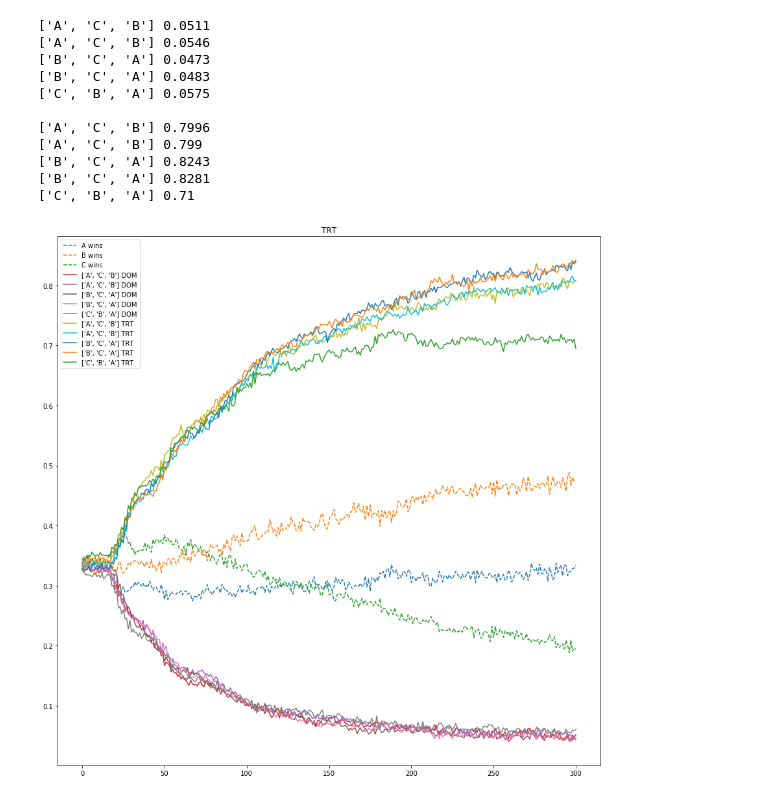
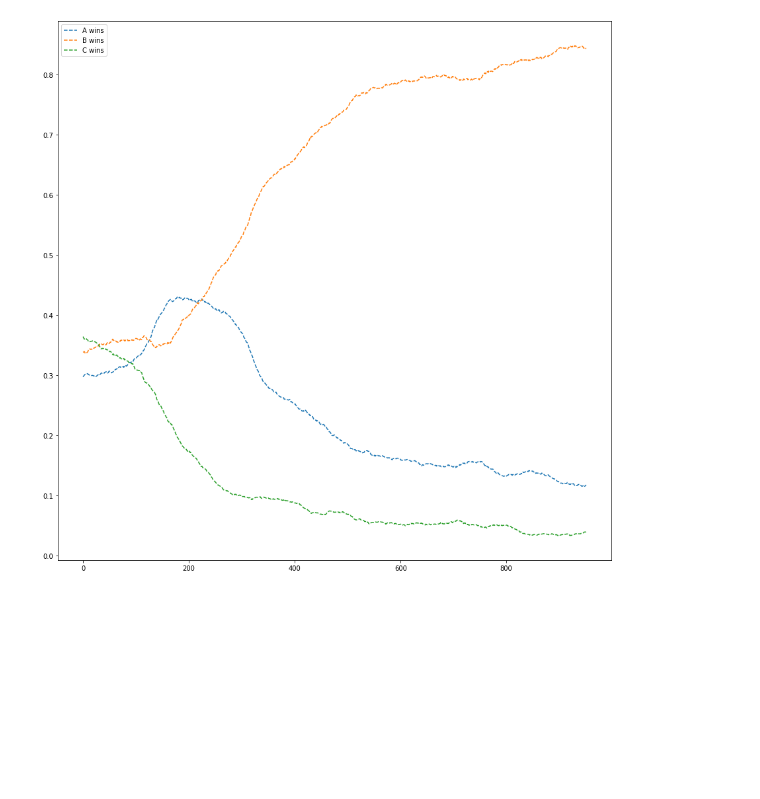
Before and after one commit to SammyDMartin/MADRLIV, a Jupyter notebook: A_ratios.ipynb, the cells around one changed output. Cells and saved outputs as stored; diff of their text form; code cells hidden in the pictures; blank space fills up the shorter version.

```diff
--- a/A_ratios.ipynb
+++ b/A_ratios.ipynb
@@ -36,11 +60,6 @@ for k in results_mix.keys():
 # %%
 #leave alone
-# %%
-vote_histories = {}
-for k in results_mix.keys():
-    vote_history = [(v.vote_history,v.vote_winners) for v in results_mix[k]]
-    vote_histories[k] = vote_history
 # %%
-k = (False, 'DQN')
+k = (False, 'tabular')
 hist = vote_histories[k]
 # %%
@@ -131,4 +203,12 @@ def determine_A_type_from_utility_of_vote_assigned(utility,utility_last,winner_h
 
 def convert_to_numbers(winlist):
     return np.array([opt.index(i) for i in winlist])
+# %%
+AP = 50
+def moving_average(a, n=1):
+    ret = np.cumsum(a, dtype=float)
+    ret[n:] = ret[n:] - ret[:-n]
+    return ret[n - 1:] / n
+# %%
+sample = hist
 # %%
@@ -208,32 +308,18 @@ plt.show()
 # %%
 plt.figure(figsize=(15,15))
 
 A,B,C = np.zeros(epslen+1),np.zeros(epslen+1),np.zeros(epslen+1)
-for pair in tqdm(hist):
+for pair in tqdm(sample):
     winner_history = convert_to_numbers(pair[1])
     A += (winner_history==0)
     B += (winner_history==1)
     C += (winner_history==2)
-A,B,C = A/len(hist),B/len(hist),C/len(hist)
+A,B,C = A/len(sample),B/len(sample),C/len(sample)
 
-plt.plot(A,'--',label = 'A wins')
-plt.plot(B,'--',label = 'B wins')
-plt.plot(C,'--',label = 'C wins')
-
-analyse_action_type(hist,'DOM')
-analyse_action_type(hist,'TRT')
-
+plt.plot(moving_average(A,AP),'--',label = 'A wins')
+plt.plot(moving_average(B,AP),'--',label = 'B wins')
+plt.plot(moving_average(C,AP),'--',label = 'C wins')
+plt.legend()
 plt.show()
 # %% [output]
-['A', 'C', 'B'] 0.0511
-['A', 'C', 'B'] 0.0546
-['B', 'C', 'A'] 0.0473
-['B', 'C', 'A'] 0.0483
-['C', 'B', 'A'] 0.0575
-
-['A', 'C', 'B'] 0.7996
-['A', 'C', 'B'] 0.799
-['B', 'C', 'A'] 0.8243
-['B', 'C', 'A'] 0.8281
-['C', 'B', 'A'] 0.71
-[figure, old version]
+[figure, new version]
```
Also changed, not shown: parts of 14 cells of this notebook, 3 other files.
